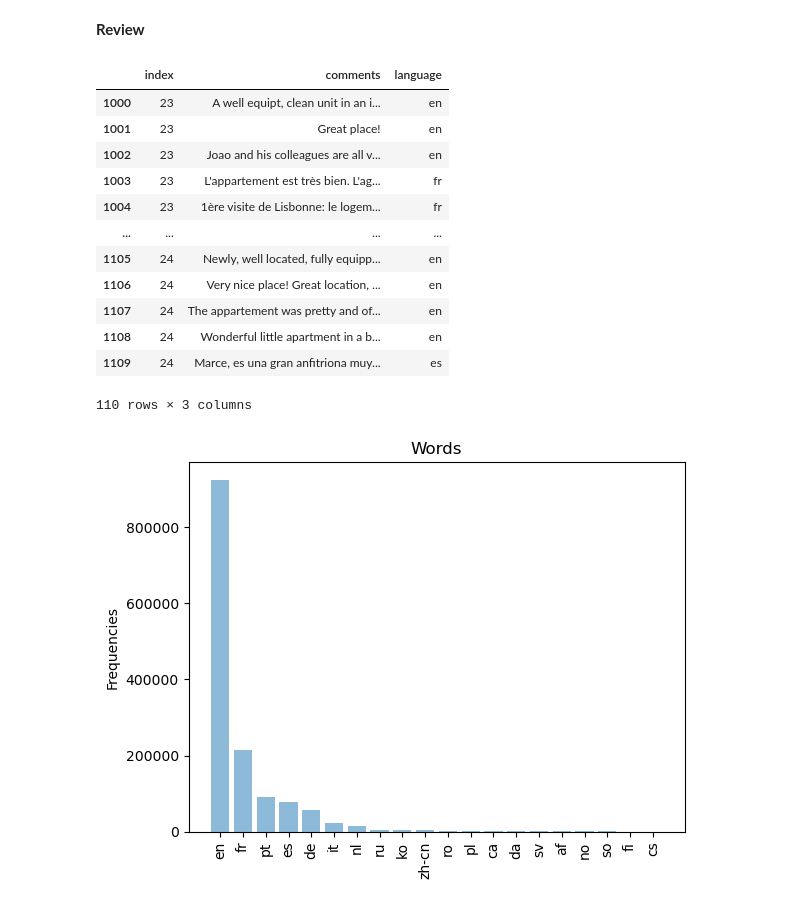
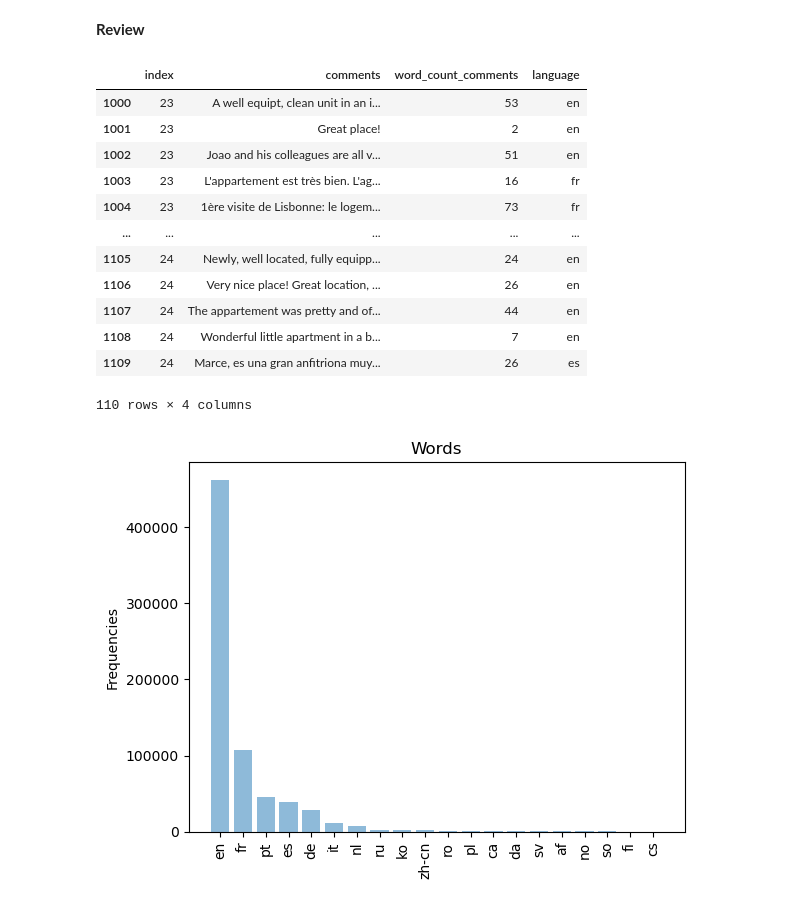
Before and after one commit to iryna-savchuk/TM_project, a Jupyter notebook: NLP_17_catia.ipynb, the cells around one changed output. Saved outputs shown, nothing was run; the diff lists cells and outputs as text; code cells hidden in the pictures.

```diff
--- a/NLP_17_catia.ipynb
+++ b/NLP_17_catia.ipynb
@@ -518,22 +518,22 @@ plt.show()
 #                 mode='a',
 #                 header=not os.path.exists(destination_file))
 # %%
-reviews_df_train = pd.read_csv('reviews_with_language.csv')
+reviews_df_train = pd.read_csv('output/reviews_with_language.csv')
 reviews_df_train.iloc[1000:1110, :]
 # %% [output]
-|  | index | comments | language |
-| 1000 | 23 | A well equipt, clean unit in an i... | en |
-| 1001 | 23 | Great place! | en |
-| 1002 | 23 | Joao and his colleagues are all v... | en |
-| 1003 | 23 | L'appartement est très bien. L'ag... | fr |
-| 1004 | 23 | 1ère visite de Lisbonne: le logem... | fr |
-| ... | ... | ... | ... |
-| 1105 | 24 | Newly, well located, fully equipp... | en |
-| 1106 | 24 | Very nice place! Great location, ... | en |
-| 1107 | 24 | The appartement was pretty and of... | en |
-| 1108 | 24 | Wonderful little apartment in a b... | en |
-| 1109 | 24 | Marce, es una gran anfitriona muy... | es |
+|  | index | comments | word_count_comments | language |
+| 1000 | 23 | A well equipt, clean unit in an i... | 53 | en |
+| 1001 | 23 | Great place! | 2 | en |
+| 1002 | 23 | Joao and his colleagues are all v... | 51 | en |
+| 1003 | 23 | L'appartement est très bien. L'ag... | 16 | fr |
+| 1004 | 23 | 1ère visite de Lisbonne: le logem... | 73 | fr |
+| ... | ... | ... | ... | ... |
+| 1105 | 24 | Newly, well located, fully equipp... | 24 | en |
+| 1106 | 24 | Very nice place! Great location, ... | 26 | en |
+| 1107 | 24 | The appartement was pretty and of... | 44 | en |
+| 1108 | 24 | Wonderful little apartment in a b... | 7 | en |
+| 1109 | 24 | Marce, es una gran anfitriona muy... | 26 | es |
-110 rows × 3 columns
+110 rows × 4 columns
 # %%
 freq = pd.Series(reviews_df_train['language']).value_counts()
 
```
Also changed, not shown: parts of 59 cells of this notebook.
